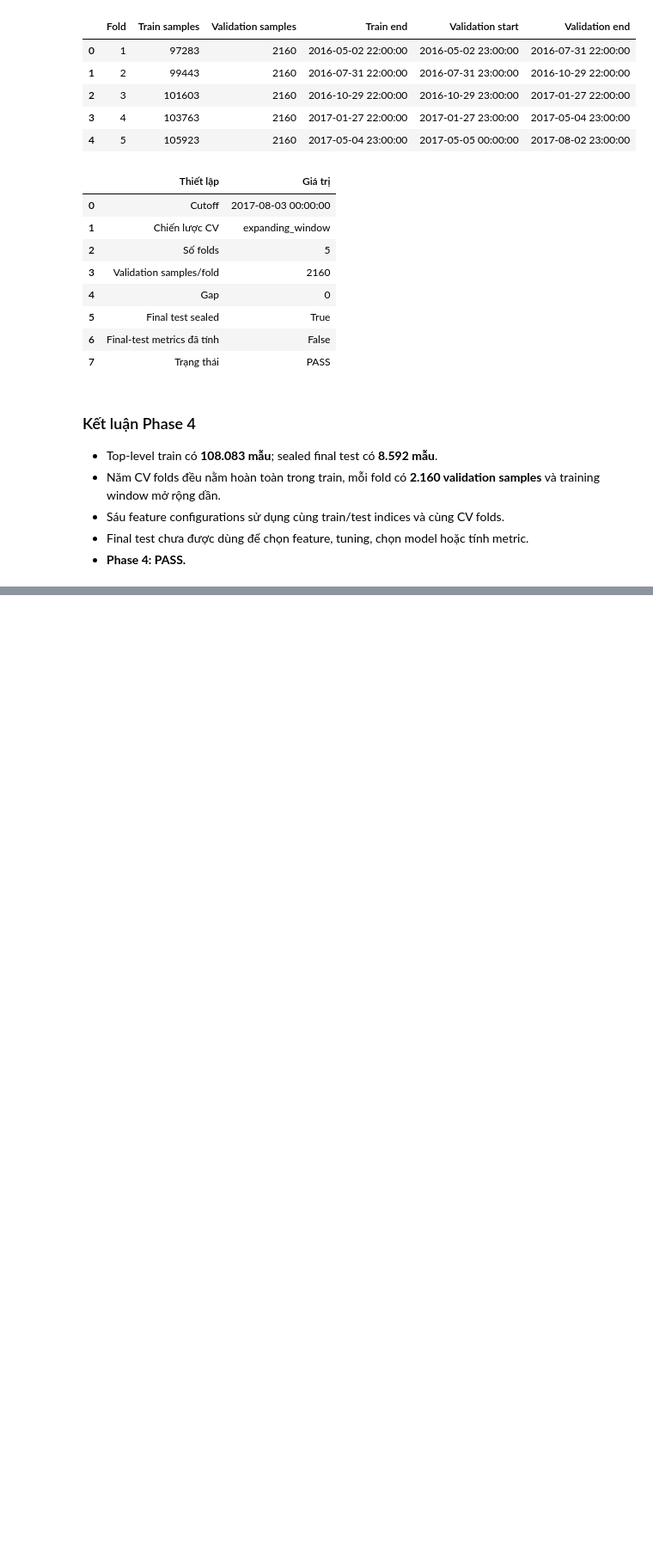
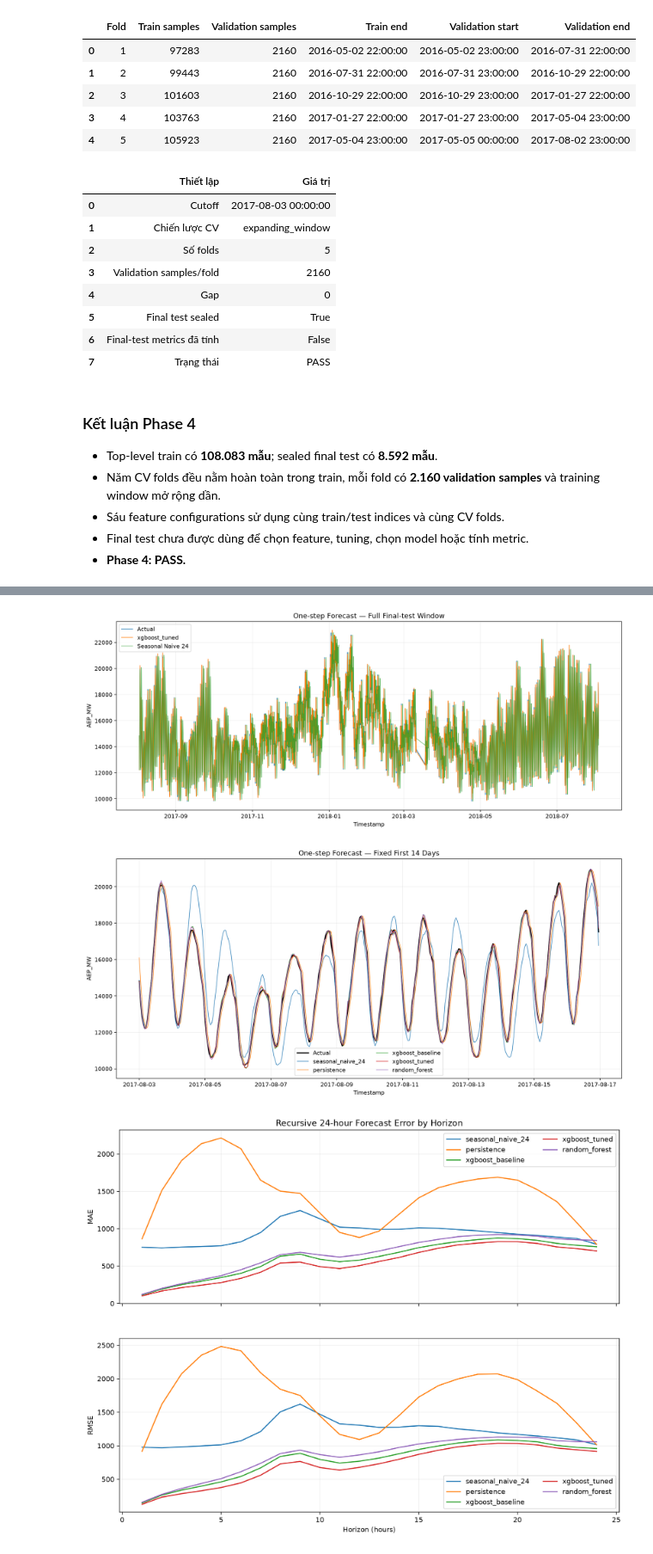
Before and after one commit to Tuvienn/TOTAL_LAB_PRACTICE_FOR_TIME_SERIES, a Jupyter notebook: total_practice/Practice_3/notebooks/Practice_3_present.ipynb, the cells around one changed output, grey strips where cells are left out. Shown at 86% size. Saved outputs shown, nothing was run; the diff lists cells and outputs as text; code cells hidden in the pictures; blank space fills up the shorter version.

```diff
--- a/total_practice/Practice_3/notebooks/Practice_3_present.ipynb
+++ b/total_practice/Practice_3/notebooks/Practice_3_present.ipynb
@@ -291,0 +559,7 @@ display(phase_04_policy)
+# %%
+for figure_path in phase_06_figure_paths:
+    display(Image(filename=str(figure_path)))
+# %% [output]
+[figure, added]
+[figure, added]
+[figure, added]
```
Also changed, not shown: parts of 22 cells of this notebook, 41 other files.
